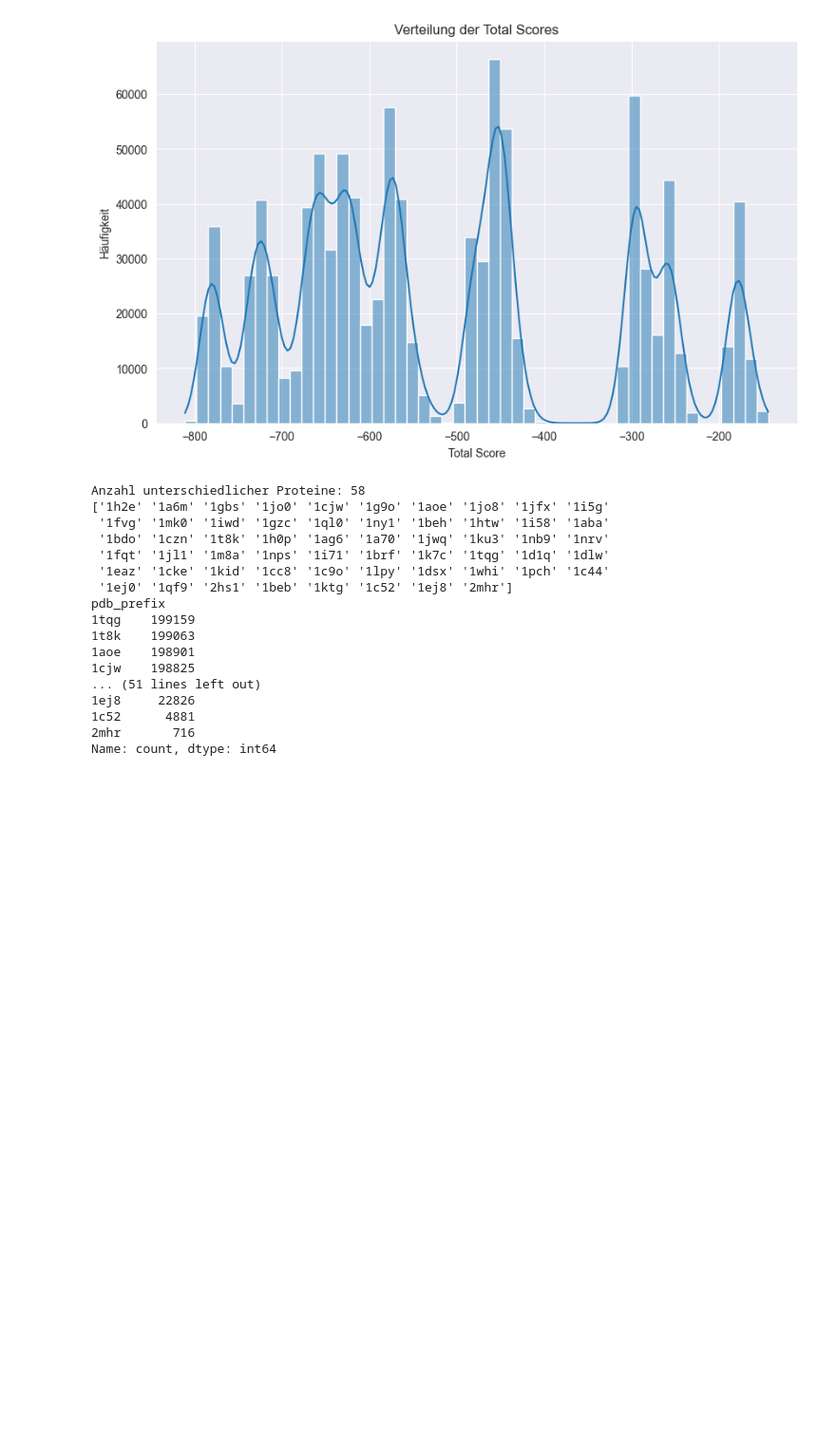
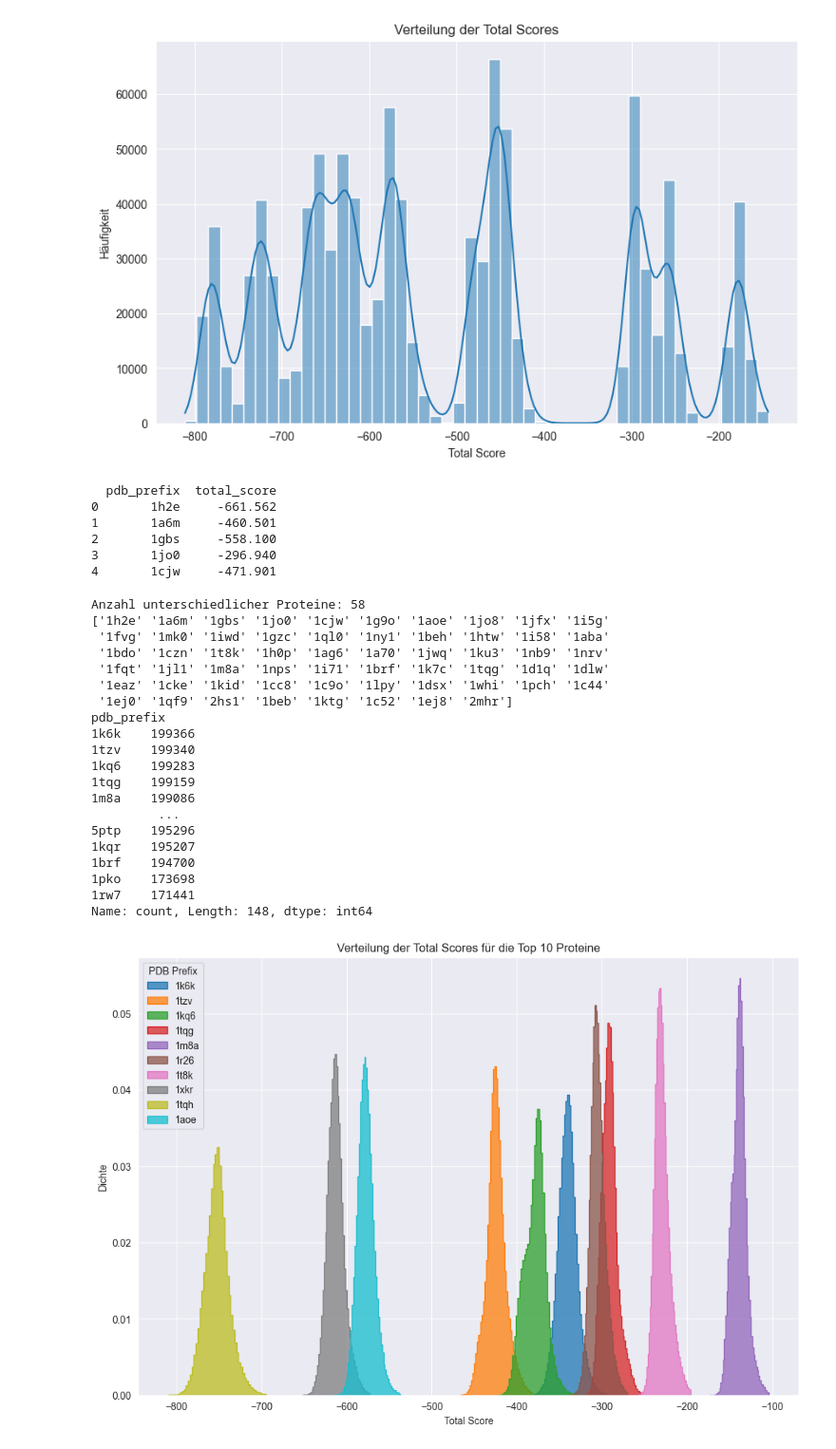
Before and after one commit to yb04/METL-Rosetta, a Jupyter notebook: data_preprocessing/data_insights.ipynb, the cells around one changed output. Shown at 95% size. Cells and saved outputs as stored; diff of their text form; code cells hidden in the pictures; blank space fills up the shorter version.

```diff
--- a/data_preprocessing/data_insights.ipynb
+++ b/data_preprocessing/data_insights.ipynb
@@ -3,9 +3,9 @@ import numpy as np
 import pandas as pd
 
 file_path = r"C:\Users\paulb\Downloads\processed-global\global\global.tsv"
-
+keep = ['mutations', 'total_score', 'dslf_fa13', 'fa_atr', 'fa_dun', 'fa_elec', 'fa_intra_rep', 'fa_rep', 'fa_sol', 'hbond_bb_sc', 'hbond_lr_bb', 'hbond_sc', 'hbond_sr_bb', 'lk_ball_wtd', 'omega', 'p_aa_pp', 'pro_close', 'rama_prepro', 'ref', 'filter_total_score', 'buried_all', 'contact_all', 'degree', 'res_count_all',  'total_hydrophobic', 'total_sasa', 'centroid_total_score', 'pair', 'rg', 'rsigma', 'sheet', 'ss_pair', 'vdw']
 chunks = []
-for chunk in pd.read_csv(file_path, sep='\t', chunksize=1000000):
+for chunk in pd.read_csv(file_path, sep='\t', chunksize=100000, usecols=keep):
     # optional preprocessing here
     chunks.append(chunk)
 
@@ -52,12 +96,20 @@ plt.show()
 [figure]
 # %%
 chunks = []
-for chunk in pd.read_csv(file_path, sep='\t', usecols=['pdb_fn'], chunksize=1_000_000):
+for chunk in pd.read_csv(file_path, sep='\t', usecols=['pdb_fn','total_score'], chunksize=100000):
     chunk['pdb_prefix'] = chunk['pdb_fn'].astype(str).str[:4]
-    chunks.append(chunk[['pdb_prefix']])
+    # sowohl pdb_prefix als auch total_score behalten
+    chunks.append(chunk[['pdb_prefix', 'total_score']])
 
-df_prefix = pd.concat(chunks, ignore_index=True)
-print(df_prefix.head())
+df_prefix_scores = pd.concat(chunks, ignore_index=True)
+print(df_prefix_scores.head())
+# %% [output]
+  pdb_prefix  total_score
+0       1h2e     -661.562
+1       1a6m     -460.501
+2       1gbs     -558.100
+3       1jo0     -296.940
+4       1cjw     -471.901
 # %%
 
 unique_proteins = df['pdb_prefix'].nunique()
@@ -67,7 +119,7 @@ unique_proteins = df['pdb_prefix'].unique()
 print(unique_proteins)
 
 # Zeilenanzahl pro Protein
-counts = df_prefix['pdb_prefix'].value_counts()
+counts = df_prefix_scores['pdb_prefix'].value_counts()
 print(counts)
 # %% [output]
 Anzahl unterschiedlicher Proteine: 58
@@ -78,12 +130,40 @@ Anzahl unterschiedlicher Proteine: 58
  '1eaz' '1cke' '1kid' '1cc8' '1c9o' '1lpy' '1dsx' '1whi' '1pch' '1c44'
  '1ej0' '1qf9' '2hs1' '1beb' '1ktg' '1c52' '1ej8' '2mhr']
 pdb_prefix
+1k6k    199366
+1tzv    199340
+1kq6    199283
 1tqg    199159
-1t8k    199063
-1aoe    198901
-1cjw    198825
-... (51 lines left out)
-1ej8     22826
-1c52      4881
-2mhr       716
-Name: count, dtype: int64
+1m8a    199086
+         ...
+5ptp    195296
+1kqr    195207
+1brf    194700
+1pko    173698
+1rw7    171441
+Name: count, Length: 148, dtype: int64
+# %%
+import pandas as pd
+import matplotlib.pyplot as plt
+import seaborn as sns
+
+counts = df_prefix_scores['pdb_prefix'].value_counts()
+
+top10_ids = counts.head(10).index.tolist()
+
+top10_df = df_prefix_scores[df_prefix_scores['pdb_prefix'].isin(top10_ids)]
+
+palette = sns.color_palette("tab10", n_colors=len(top10_ids))
+
+plt.figure(figsize=(12,8))
+for i, pdb in enumerate(top10_ids):
+    subset = top10_df[top10_df['pdb_prefix'] == pdb]
+    sns.histplot(subset['total_score'], element='step', stat='density', common_norm=False, bins=50, color=palette[i], label=pdb)
+
+plt.xlabel("Total Score")
+plt.ylabel("Dichte")
+plt.title("Verteilung der Total Scores für die Top 10 Proteine")
+plt.legend(title='PDB Prefix')
+plt.show()
+# %% [output]
+[figure, added]
```
Also changed, not shown: parts of 7 cells of this notebook.
